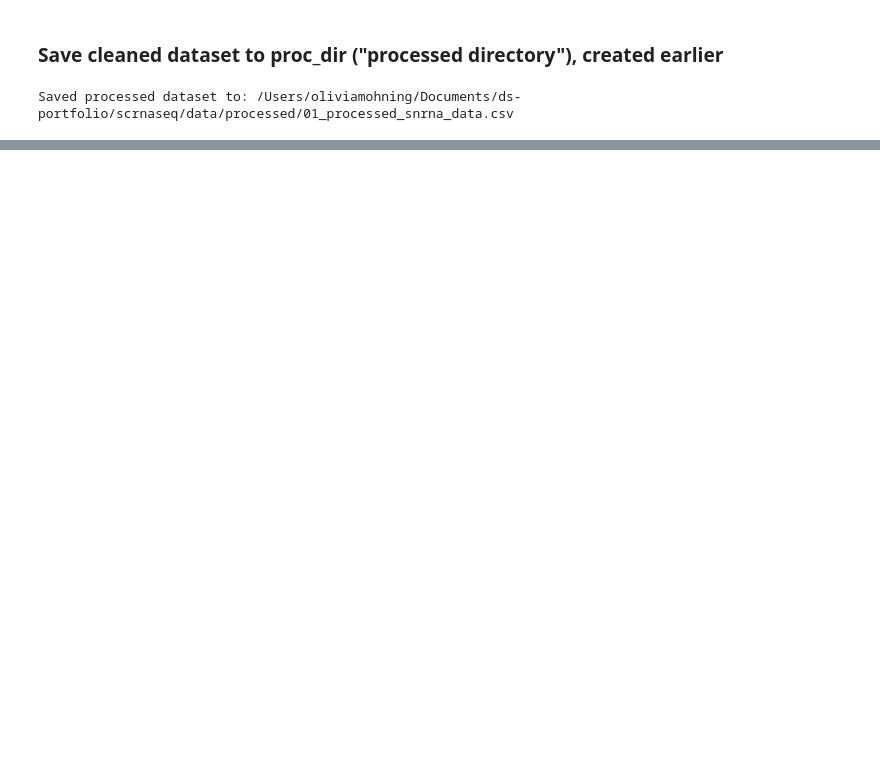
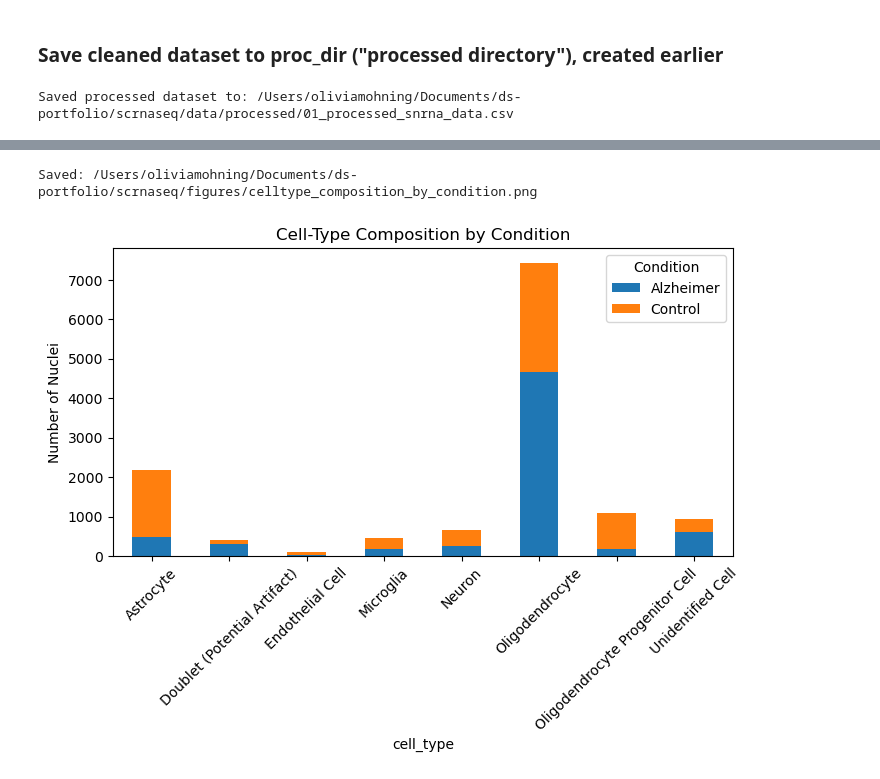
Before and after one commit to oliviamohning/alzheimers-scrnaseq, a Jupyter notebook: notebooks/alzheimers_snrna_analysis.ipynb, the cells around one changed output, grey strips where cells are left out. Drawn from its saved outputs; the diff is of its cells as text; code cells hidden in the pictures; blank space fills up the shorter version.

```diff
--- a/notebooks/alzheimers_snrna_analysis.ipynb
+++ b/notebooks/alzheimers_snrna_analysis.ipynb
@@ -310,0 +373,18 @@ Saved processed dataset to: /Users/oliviamohning/Documents/ds-portfolio/scrnaseq
+# %%
+# Cell type by condition
+summary_table = merged_df.groupby(['cell_type', 'condition']).size().unstack(fill_value=0)
+summary_table.plot(kind='bar', stacked=True, figsize=(8,4))
+plt.title('Cell-Type Composition by Condition')
+plt.ylabel('Number of Nuclei')
+plt.xticks(rotation=45)
+plt.legend(title='Condition')
+
+# Save figure to figures folder
+fig_path = fig_dir / "celltype_composition_by_condition.png"
+plt.savefig(fig_path, dpi=300, bbox_inches='tight')
+print(f"Saved: {fig_path}")
+
+plt.show()
+# %% [output]
+Saved: /Users/oliviamohning/Documents/ds-portfolio/scrnaseq/figures/celltype_composition_by_condition.png
+[figure, added]
```
Also changed, not shown: parts of 19 cells of this notebook.
